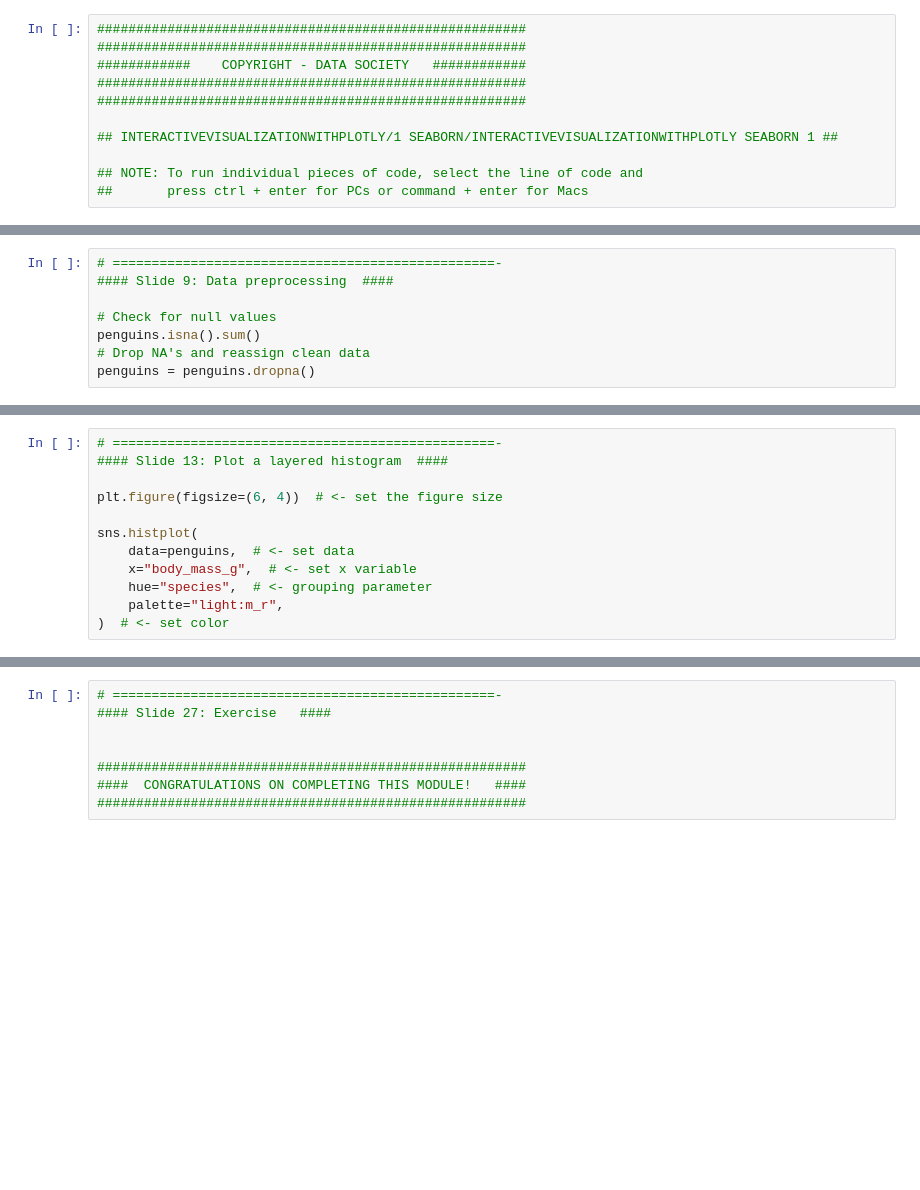
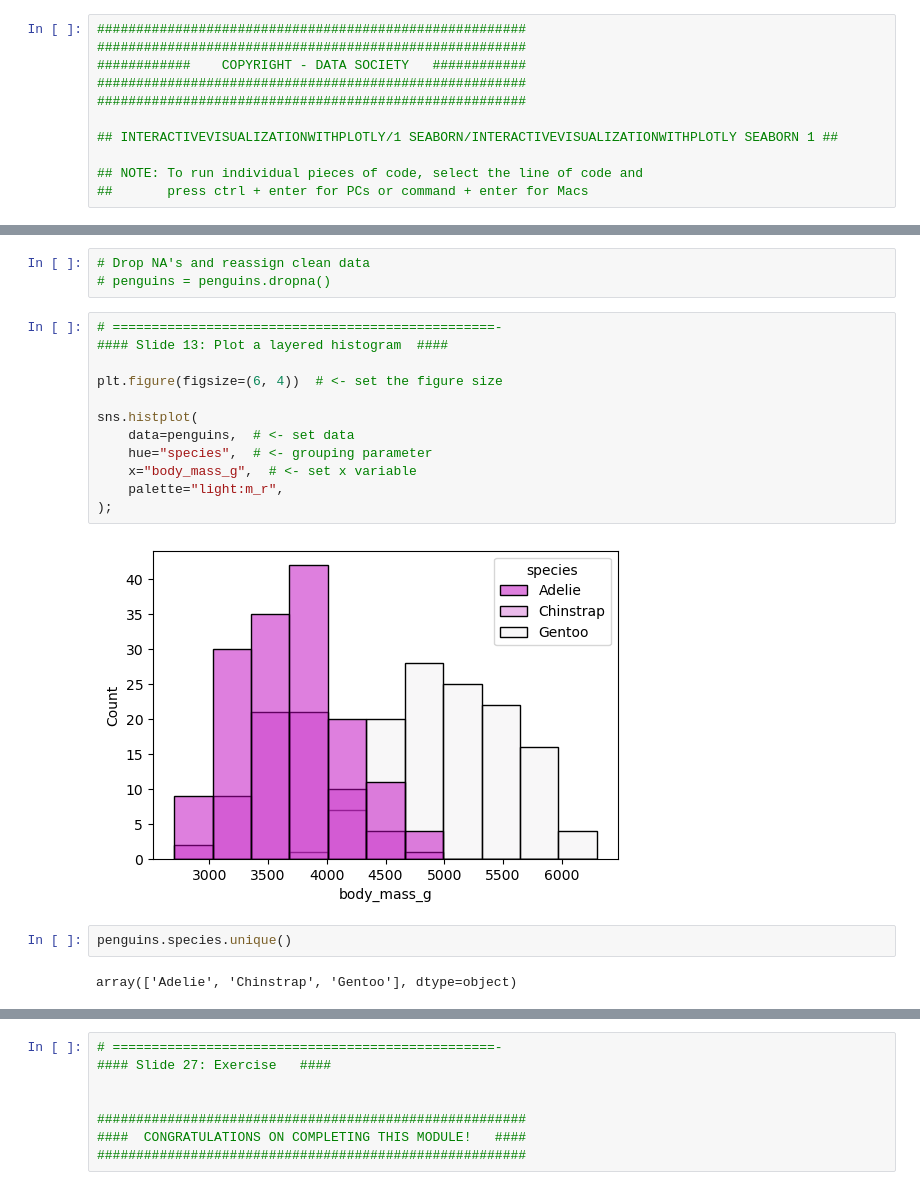
Before and after one commit to akodiro1/Data-Visualization-with-Python, a Jupyter notebook: 1-Seaborn-code.ipynb, the cells around one changed output, grey strips where cells are left out. Cells and saved outputs as stored; diff of their text form; blank space fills up the shorter version.

```diff
--- a/1-Seaborn-code.ipynb
+++ b/1-Seaborn-code.ipynb
@@ -25,8 +31,0 @@ penguins.head()
-# %%
-# =================================================-
-#### Slide 9: Data preprocessing  ####
-
-# Check for null values
-penguins.isna().sum()
-# Drop NA's and reassign clean data
-penguins = penguins.dropna()
@@ -33,12 +47,21 @@ penguins = penguins.dropna()
+# %%
+# Drop NA's and reassign clean data
+# penguins = penguins.dropna()
 # %%
 # =================================================-
 #### Slide 13: Plot a layered histogram  ####
 
 plt.figure(figsize=(6, 4))  # <- set the figure size
 
 sns.histplot(
     data=penguins,  # <- set data
+    hue="species",  # <- grouping parameter
     x="body_mass_g",  # <- set x variable
-    hue="species",  # <- grouping parameter
     palette="light:m_r",
-)  # <- set color
+);
+# %% [output]
+[figure, added]
+# %%
+penguins.species.unique()
+# %% [output]
+array(['Adelie', 'Chinstrap', 'Gentoo'], dtype=object)
```
Also changed, not shown: parts of 26 cells of this notebook.
